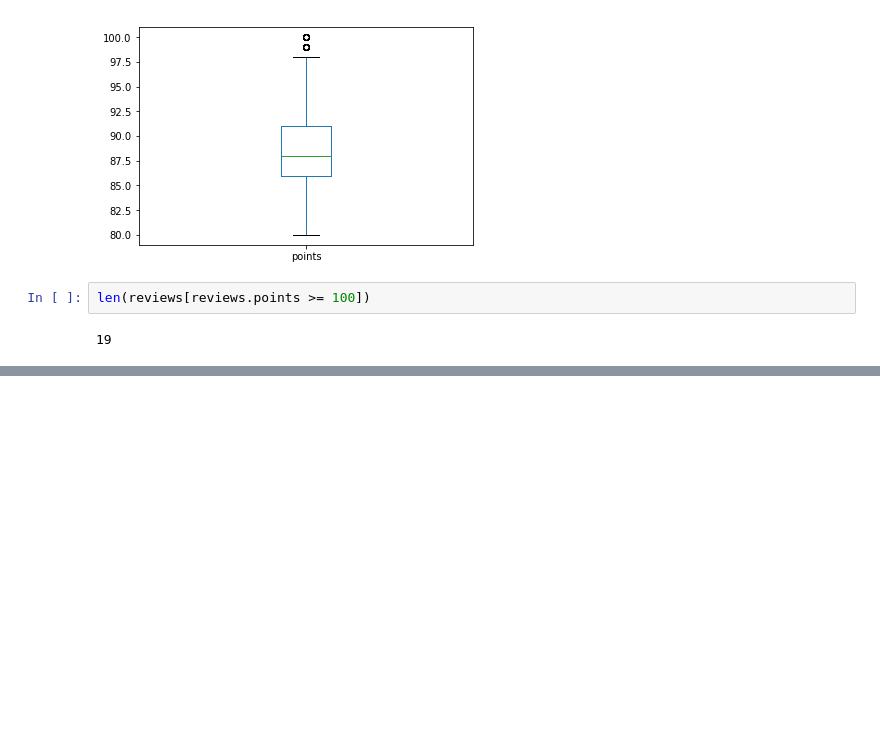
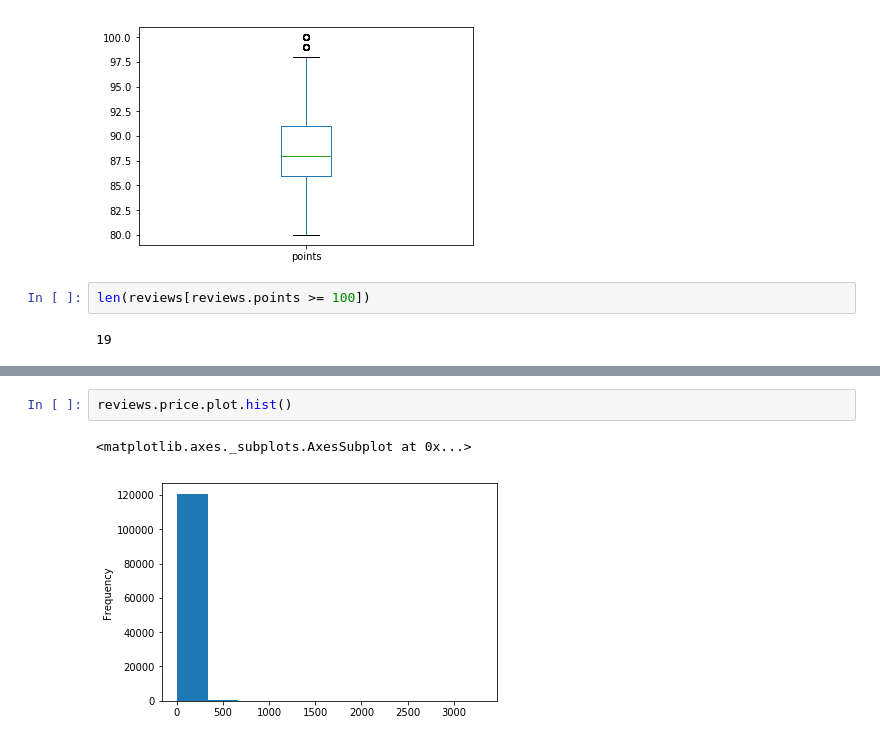
Before and after one commit to SYYoung/Kaggle, a Jupyter notebook: Pandas/Week2.ipynb, the cells around one changed output, grey strips where cells are left out. Drawn from its saved outputs; the diff is of its cells as text; blank space fills up the shorter version.

```diff
--- a/Pandas/Week2.ipynb
+++ b/Pandas/Week2.ipynb
@@ -150,0 +167,5 @@ len(reviews[reviews.points >= 100])
+# %%
+reviews.price.plot.hist()
+# %% [output]
+<matplotlib.axes._subplots.AxesSubplot at 0x...>
+[figure, added]
```
Also changed, not shown: parts of 2 cells of this notebook.
